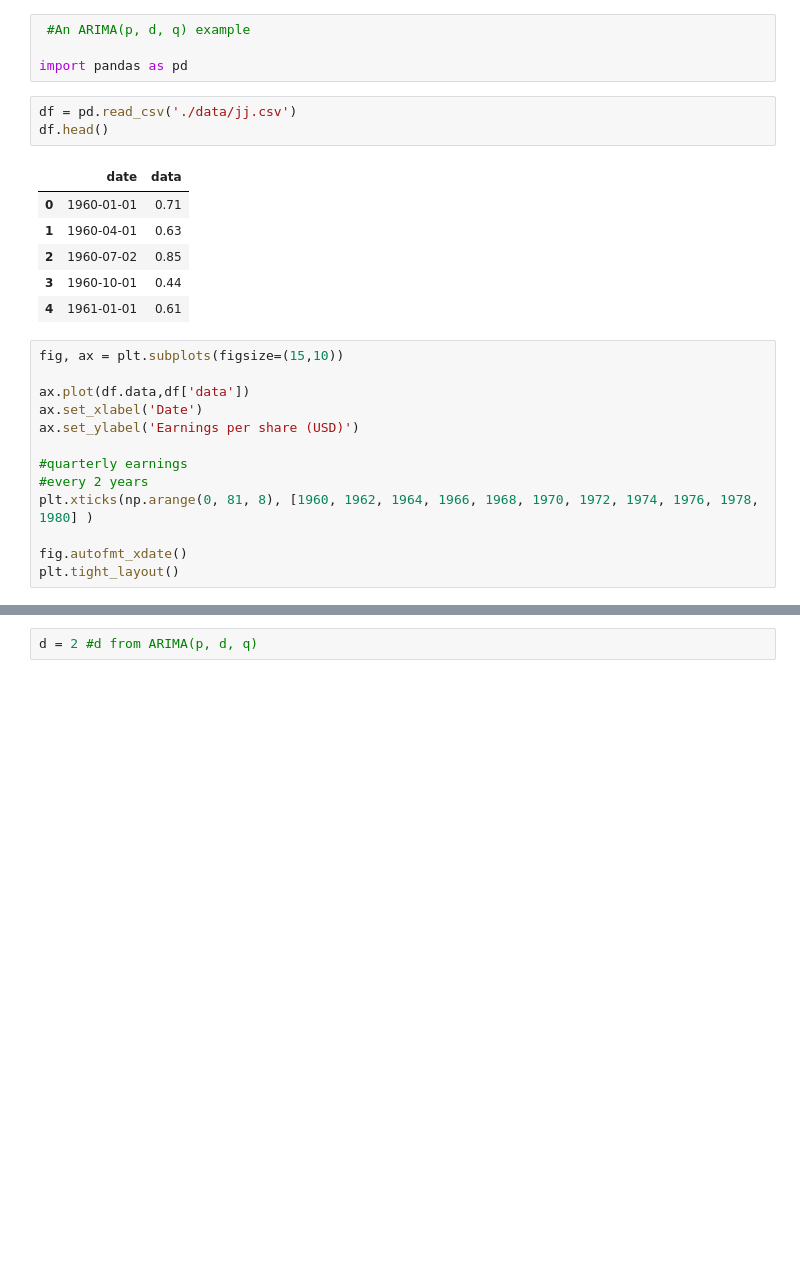
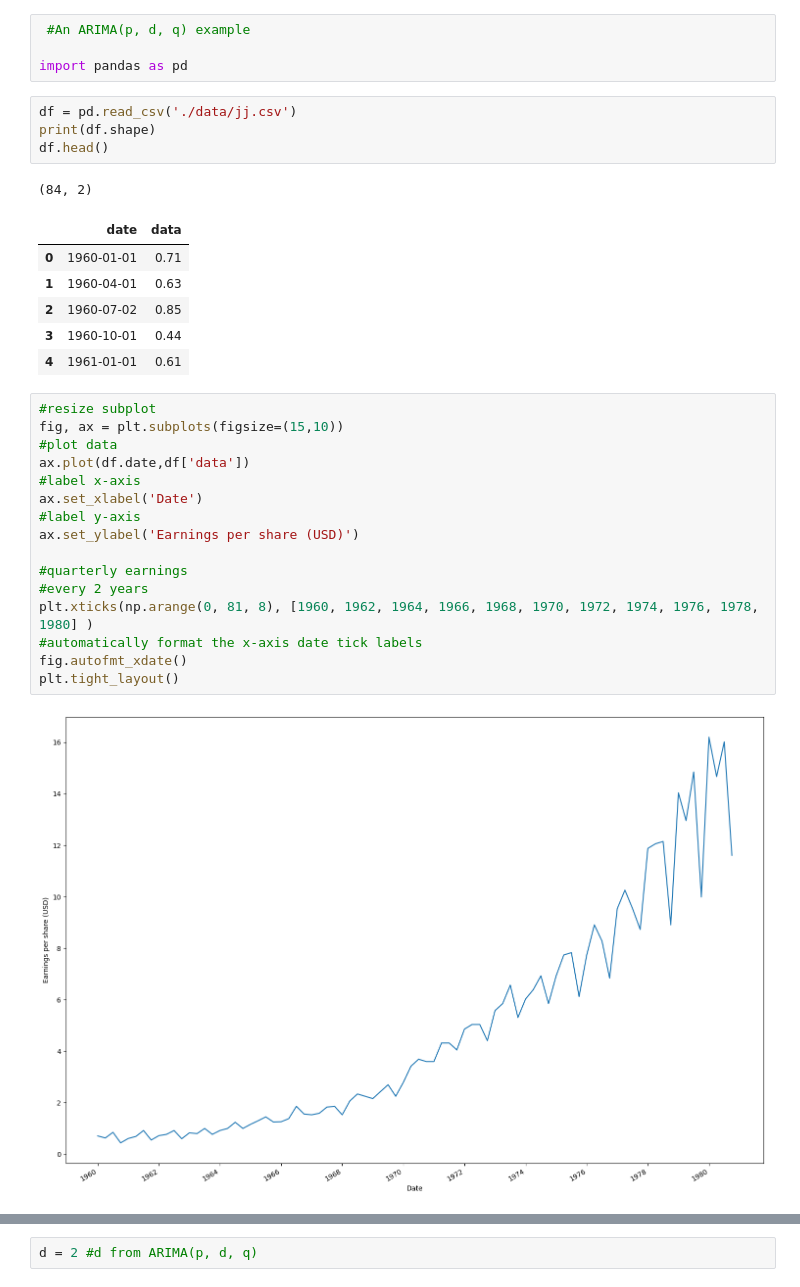
Before and after one commit to bergerwithfries/UW_DS530, a Jupyter notebook: UW_DS530_class2.ipynb, the cells around one changed output, grey strips where cells are left out. Drawn from its saved outputs; the diff is of its cells as text; blank space fills up the shorter version.

```diff
--- a/UW_DS530_class2.ipynb
+++ b/UW_DS530_class2.ipynb
@@ -77,8 +99,10 @@ NameError: name 'ARMA_2_2_process' is not defined
 import pandas as pd
 # %%
 df = pd.read_csv('./data/jj.csv')
+print(df.shape)
 df.head()
 # %% [output]
+(84, 2)
 |  | date | data |
 | 0 | 1960-01-01 | 0.71 |
 | 1 | 1960-04-01 | 0.63 |
@@ -86,17 +110,22 @@ df.head()
 | 3 | 1960-10-01 | 0.44 |
 | 4 | 1961-01-01 | 0.61 |
 # %%
+#resize subplot
 fig, ax = plt.subplots(figsize=(15,10))
-
-ax.plot(df.data,df['data'])
+#plot data
+ax.plot(df.date,df['data'])
+#label x-axis
 ax.set_xlabel('Date')
+#label y-axis
 ax.set_ylabel('Earnings per share (USD)')
 
 #quarterly earnings
 #every 2 years
 plt.xticks(np.arange(0, 81, 8), [1960, 1962, 1964, 1966, 1968, 1970, 1972, 1974, 1976, 1978, 1980] )
-
+#automatically format the x-axis date tick labels
 fig.autofmt_xdate()
 plt.tight_layout()
+# %% [output]
+[figure, added]
 # %%
 def adf_analyze(data):
```
Also changed, not shown: parts of 26 cells of this notebook.
